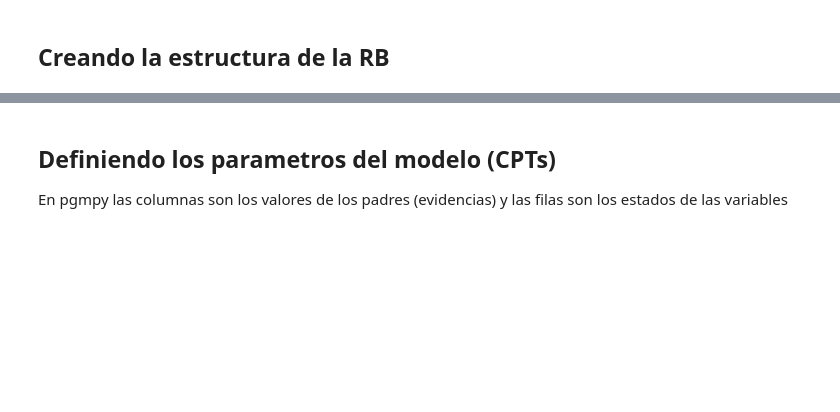
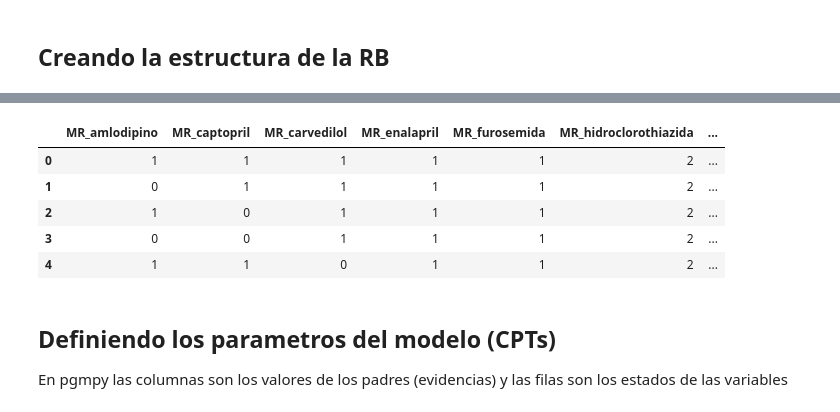
Before and after one commit to louMon/MedGeriatricThesis, a Jupyter notebook: Modelamiento Medicamentos - Patologias.ipynb, the cells around one changed output, grey strips where cells are left out. Drawn from its saved outputs; the diff is of its cells as text; code cells hidden in the pictures; blank space fills up the shorter version.

```diff
--- a/Modelamiento Medicamentos - Patologias.ipynb
+++ b/Modelamiento Medicamentos - Patologias.ipynb
@@ -95,3 +247,15 @@ bn = BayesianModel([('EP_Insuficiencia_Cardiaca', 'MR_metropolol'),
+# %%
+df_presion_arterial['Alta']=df_presion_arterial.sum(axis=1)
+df_presion_arterial['Media']=df_presion_arterial.sum(axis=1)
+df_presion_arterial['Baja']=df_presion_arterial.sum(axis=1)
+df_presion_arterial.head(5)
+# %% [output]
+|  | MR_amlodipino | MR_captopril | MR_carvedilol | MR_enalapril | MR_furosemida | MR_hidroclorothiazida | ... |
+| 0 | 1 | 1 | 1 | 1 | 1 | 2 | ... |
+| 1 | 0 | 1 | 1 | 1 | 1 | 2 | ... |
+| 2 | 1 | 0 | 1 | 1 | 1 | 2 | ... |
+| 3 | 0 | 0 | 1 | 1 | 1 | 2 | ... |
+| 4 | 1 | 1 | 0 | 1 | 1 | 2 | ... |
 # %% [markdown]
 ## Definiendo los parametros del modelo (CPTs)
 En pgmpy las columnas son los valores de los padres (evidencias) y las filas son los estados de las variables
```
Also changed, not shown: parts of 26 cells of this notebook, 1 other file.
